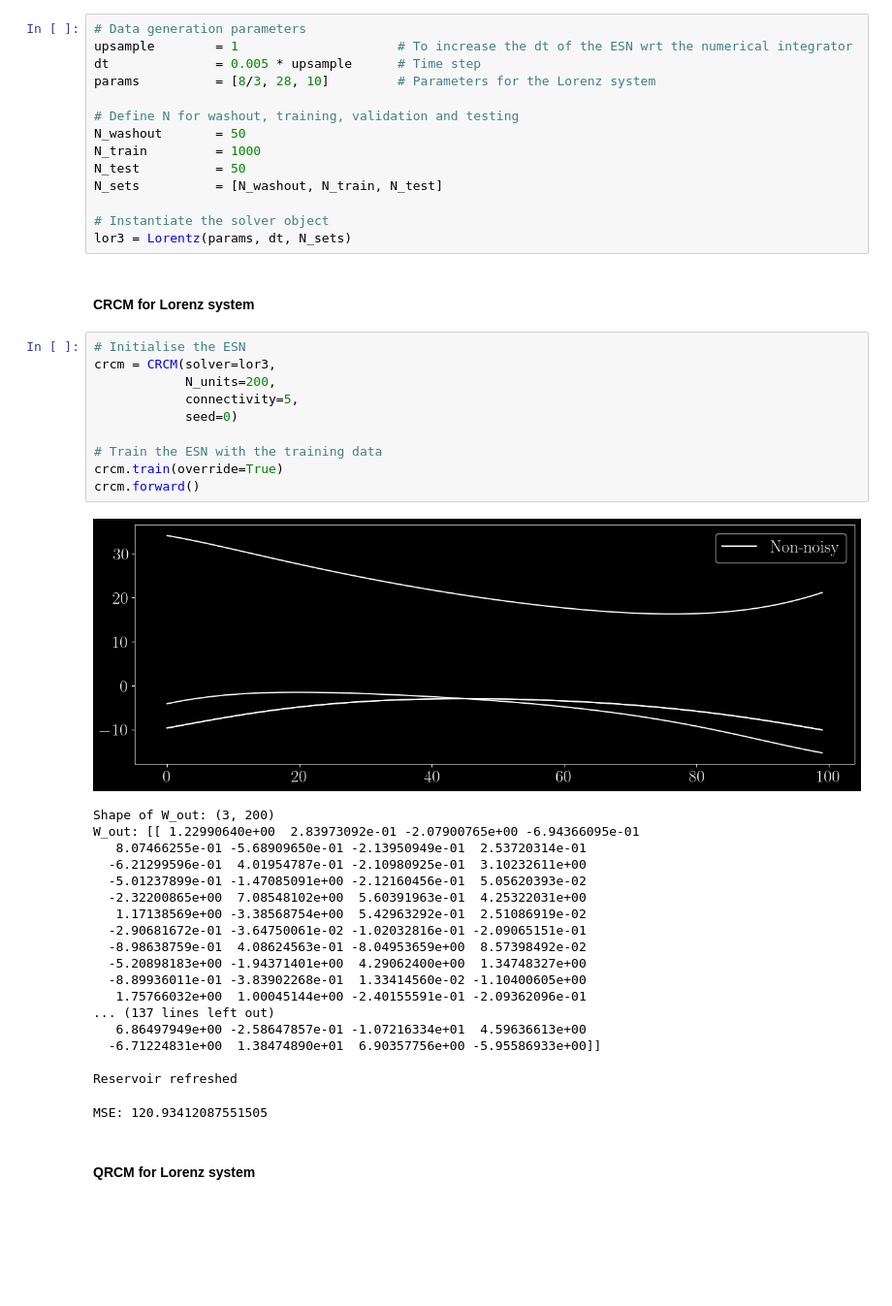
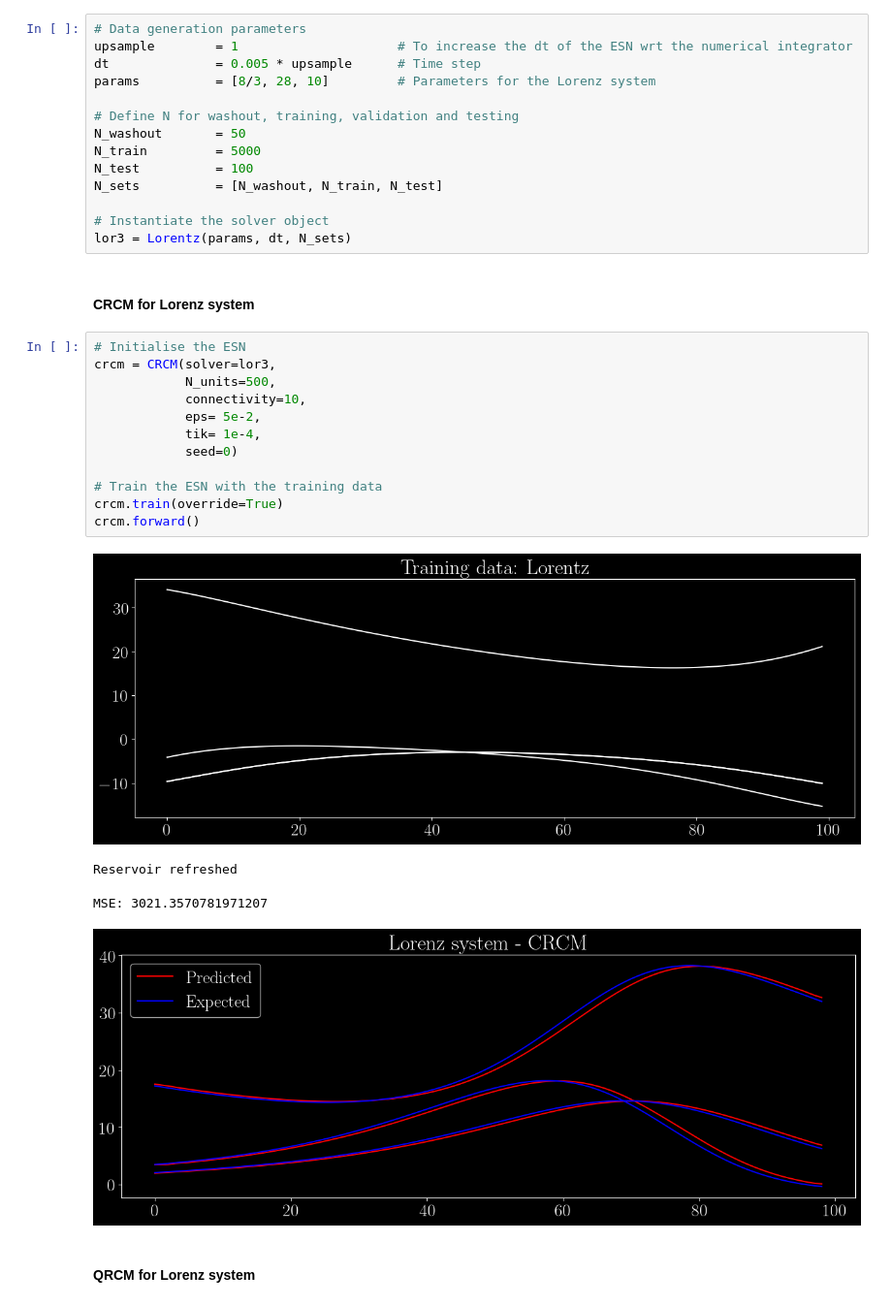
Before and after one commit to raihaan123/Quantum-Turbulence-Learning, a Jupyter notebook: src/main.ipynb, the cells around one changed output. Shown: that part at 97% size. Cells and saved outputs as stored; diff of their text form; blank space fills up the shorter version.

```diff
--- a/src/main.ipynb
+++ b/src/main.ipynb
@@ -18,8 +18,8 @@ params          = [8/3, 28, 10]         # Parameters for the Lorenz system
 
 # Define N for washout, training, validation and testing
 N_washout       = 50
-N_train         = 1000
-N_test          = 50
+N_train         = 5000
+N_test          = 100
 N_sets          = [N_washout, N_train, N_test]
 
 # Instantiate the solver object
@@ -29,33 +29,20 @@ lor3 = Lorentz(params, dt, N_sets)
 # %%
 # Initialise the ESN
 crcm = CRCM(solver=lor3,
-            N_units=200,
-            connectivity=5,
+            N_units=500,
+            connectivity=10,
+            eps= 5e-2,
+            tik= 1e-4,
             seed=0)
 
 # Train the ESN with the training data
 crcm.train(override=True)
 crcm.forward()
 # %% [output]
-[figure, old version]
+[figure, new version]
-Shape of W_out: (3, 200)
-W_out: [[ 1.22990640e+00  2.83973092e-01 -2.07900765e+00 -6.94366095e-01
-   8.07466255e-01 -5.68909650e-01 -2.13950949e-01  2.53720314e-01
-  -6.21299596e-01  4.01954787e-01 -2.10980925e-01  3.10232611e+00
-  -5.01237899e-01 -1.47085091e+00 -2.12160456e-01  5.05620393e-02
-  -2.32200865e+00  7.08548102e+00  5.60391963e-01  4.25322031e+00
-   1.17138569e+00 -3.38568754e+00  5.42963292e-01  2.51086919e-02
-  -2.90681672e-01 -3.64750061e-02 -1.02032816e-01 -2.09065151e-01
-  -8.98638759e-01  4.08624563e-01 -8.04953659e+00  8.57398492e-02
-  -5.20898183e+00 -1.94371401e+00  4.29062400e+00  1.34748327e+00
-  -8.89936011e-01 -3.83902268e-01  1.33414560e-02 -1.10400605e+00
-   1.75766032e+00  1.00045144e+00 -2.40155591e-01 -2.09362096e-01
-... (137 lines left out)
-   6.86497949e+00 -2.58647857e-01 -1.07216334e+01  4.59636613e+00
-  -6.71224831e+00  1.38474890e+01  6.90357756e+00 -5.95586933e+00]]
-
 Reservoir refreshed
-MSE: 120.93412087551505
+MSE: 3021.3570781971207
+[figure, added]
 # %% [markdown]
 #### QRCM for Lorenz system
 # %%
```
Also changed, not shown: parts of 2 cells of this notebook, 5 other files.
